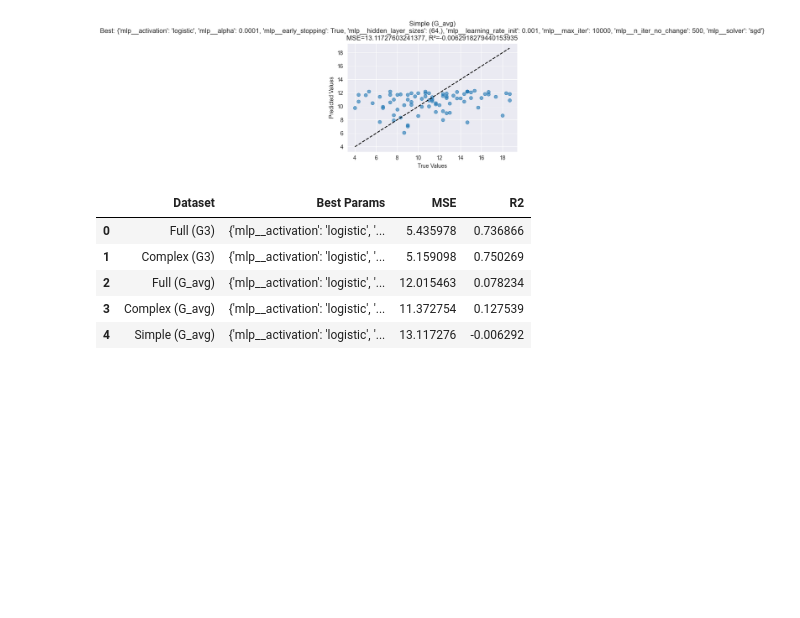
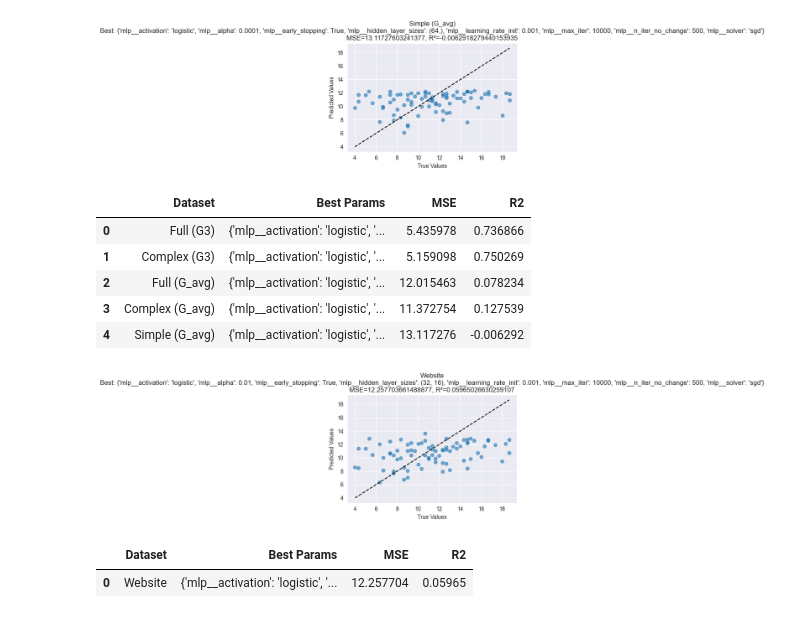
Before and after one commit to Nate-Kim/Grade-Prediction, a Jupyter notebook: MLP.ipynb, the cells around one changed output. Saved outputs shown, nothing was run; the diff lists cells and outputs as text; code cells hidden in the pictures; blank space fills up the shorter version.

Commit message:
Added new website models and some graph-creating for the report

```diff
--- a/MLP.ipynb
+++ b/MLP.ipynb
@@ -251,3 +251,81 @@ pd.DataFrame(results)
 | 2 | Full (G_avg) | {'mlp__activation': 'logistic', '... | 12.015463 | 0.078234 |
 | 3 | Complex (G_avg) | {'mlp__activation': 'logistic', '... | 11.372754 | 0.127539 |
 | 4 | Simple (G_avg) | {'mlp__activation': 'logistic', '... | 13.117276 | -0.006292 |
+# %%
+# BEST FOR WEBSITE
+
+import pandas as pd
+
+full_dataset = pd.read_csv("Math-Students.csv", sep=",")
+
+# Change output label to average of grades
+grades = ['G1', 'G2', 'G3']
+full_dataset['G_avg'] = full_dataset[grades].mean(axis=1)
+full_dataset = full_dataset.drop(columns=grades)
+
+new_features = ['failures', 'absences', 'goout', 'age', 'health', 'freetime', 'studytime', 'Medu']
+new_dataset = full_dataset[new_features + ['G_avg']]
+X = new_dataset.drop("G_avg", axis=1)
+y = new_dataset["G_avg"]
+X = pd.get_dummies(X, drop_first=True)  # one-hot encode categorical features
+
+datasets = {
+    "Website": (X, y)
+}
+
+# Hidden layers
+architectures = [(32,), (64,),
+                 (64,32), (32,16)]
+
+# Gridsearch for hyperparameters
+param_grid = {
+    'mlp__hidden_layer_sizes': architectures,
+    'mlp__alpha': [1e-4, 1e-3, 1e-2],
+    'mlp__learning_rate_init': [1e-4, 1e-3],
+    'mlp__activation': ['logistic'], # better than relu
+    'mlp__solver': ['sgd'], # better than adam
+    'mlp__early_stopping': [True],
+    'mlp__n_iter_no_change': [500],
+    'mlp__max_iter': [10000]
+}
+
+results = []
+for name, (X, y) in datasets.items():
+    X_train, X_test, y_train, y_test = train_test_split(X, y, test_size=0.2, random_state=42)
+
+    pipe = Pipeline([
+        ('scaler', StandardScaler()),
+        ('mlp', MLPRegressor(random_state=42))
+    ])
+
+    grid = GridSearchCV(pipe, param_grid, cv=3, scoring='r2', n_jobs=-1)
+    grid.fit(X_train, y_train)
+
+    best_pipe = grid.best_estimator_
+    y_pred = best_pipe.predict(X_test)
+
+    mse = mean_squared_error(y_test, y_pred)
+    r2  = r2_score(y_test, y_pred)
+
+    results.append({
+        "Dataset": name,
+        "Best Params": grid.best_params_,
+        "MSE": mse,
+        "R2": r2
+    })
+
+    plt.figure(figsize=(5,4))
+    plt.scatter(y_test, y_pred, alpha=0.6)
+    plt.plot([y_test.min(), y_test.max()],
+             [y_test.min(), y_test.max()], 'k--')
+    plt.title(f"{name}\nBest: {grid.best_params_}\nMSE={mse}, R²={r2}")
+    plt.xlabel("True Values")
+    plt.ylabel("Predicted Values")
+    plt.tight_layout()
+    plt.show()
+
+pd.DataFrame(results)
+# %% [output]
+[figure, added]
+|  | Dataset | Best Params | MSE | R2 |
+| 0 | Website | {'mlp__activation': 'logistic', '... | 12.257704 | 0.05965 |
```
Also changed, not shown: 5 other files.
